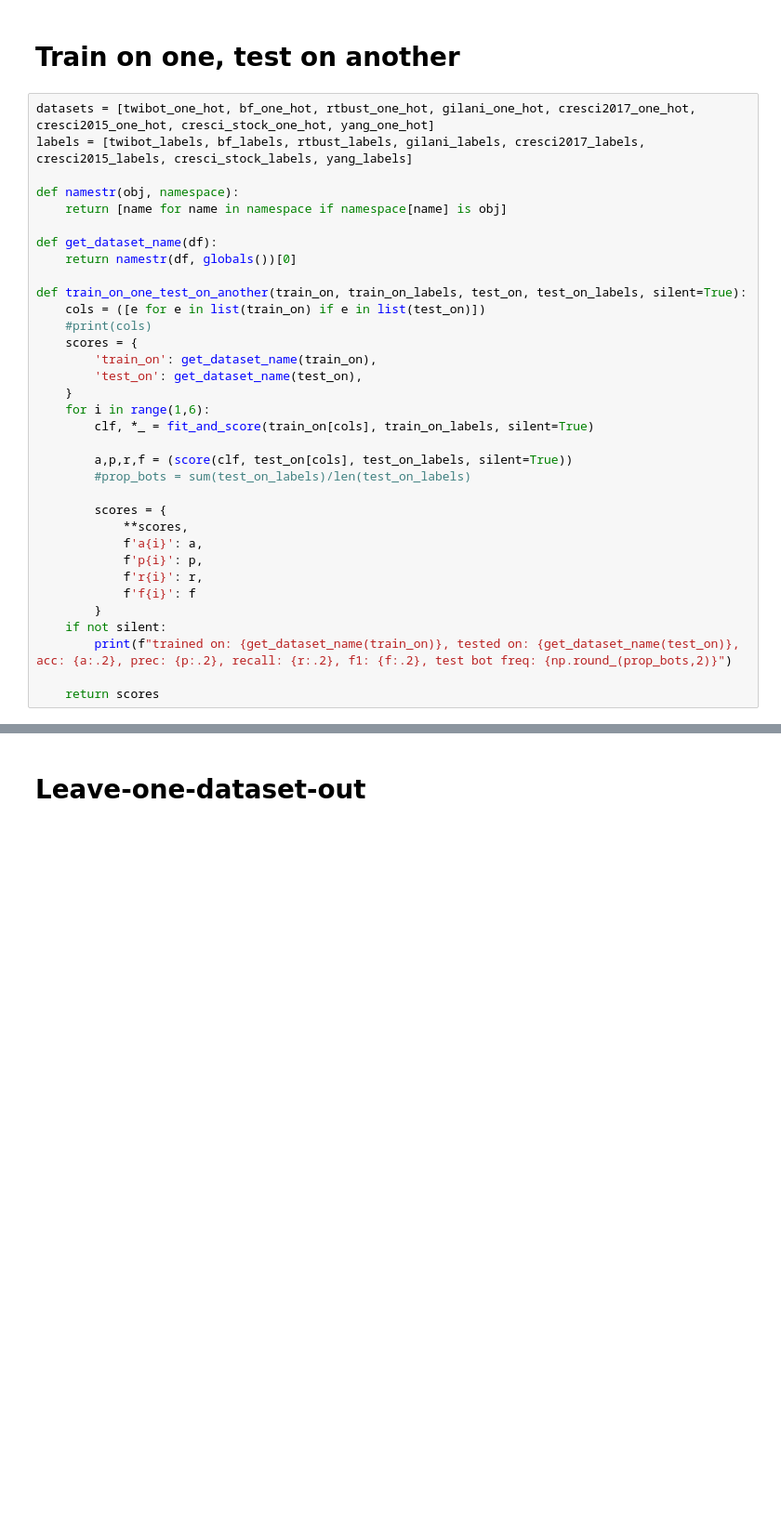
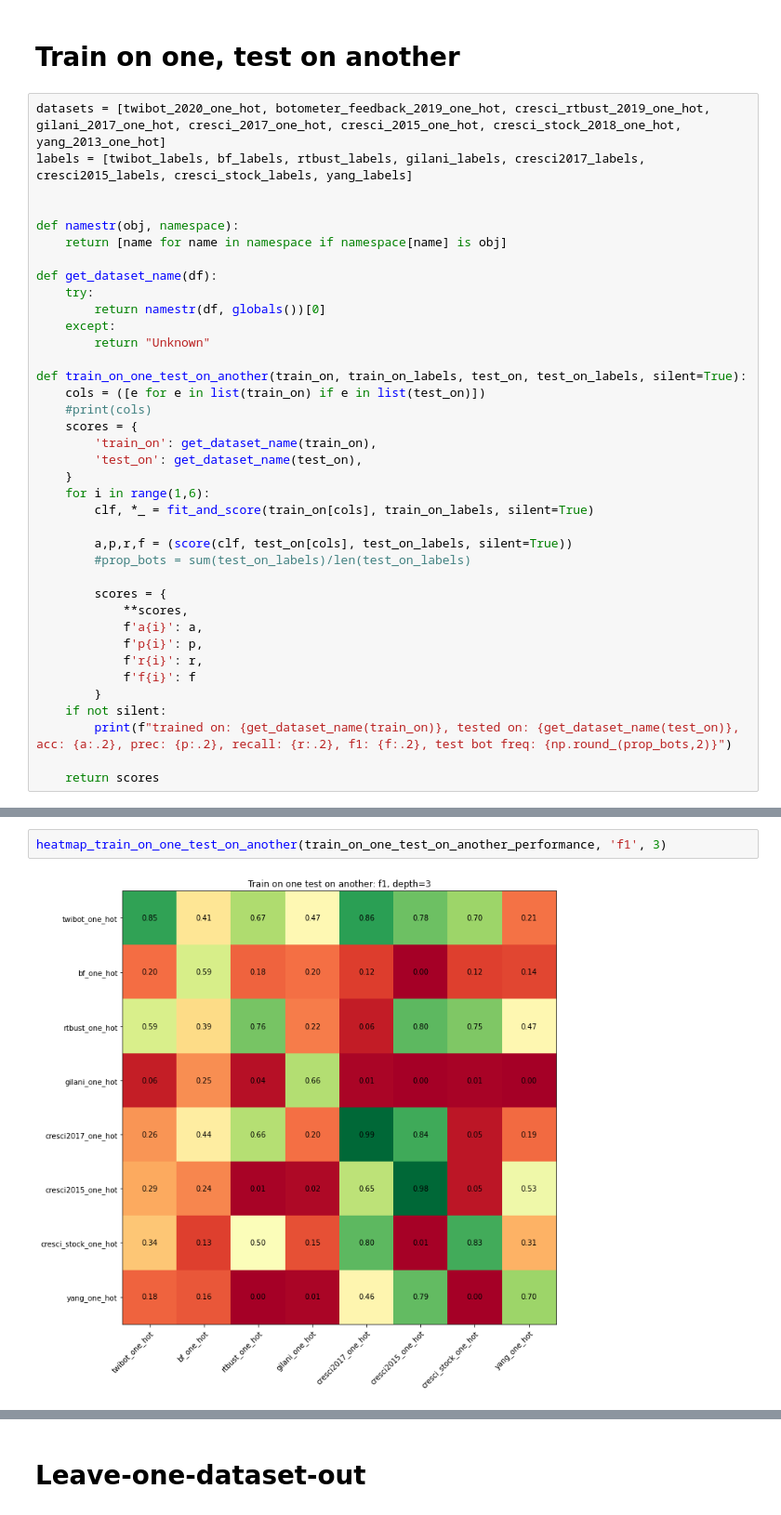
Before and after one commit to johnchrishays/bot-detection, a Jupyter notebook: SDR-pairs.ipynb, the cells around one changed output, grey strips where cells are left out. Shown at 93% size. Cells and saved outputs as stored; diff of their text form; blank space fills up the shorter version.

```diff
--- a/SDR-pairs.ipynb
+++ b/SDR-pairs.ipynb
@@ -213,14 +238,18 @@ NameError: name 'pyreadr' is not defined
 # %% [markdown]
 # Train on one, test on another
 # %%
-datasets = [twibot_one_hot, bf_one_hot, rtbust_one_hot, gilani_one_hot, cresci2017_one_hot, cresci2015_one_hot, cresci_stock_one_hot, yang_one_hot]
+datasets = [twibot_2020_one_hot, botometer_feedback_2019_one_hot, cresci_rtbust_2019_one_hot, gilani_2017_one_hot, cresci_2017_one_hot, cresci_2015_one_hot, cresci_stock_2018_one_hot, yang_2013_one_hot]
 labels = [twibot_labels, bf_labels, rtbust_labels, gilani_labels, cresci2017_labels, cresci2015_labels, cresci_stock_labels, yang_labels]
+
 
 def namestr(obj, namespace):
     return [name for name in namespace if namespace[name] is obj]
 
 def get_dataset_name(df):
-    return namestr(df, globals())[0]
+    try:
+        return namestr(df, globals())[0]
+    except:
+        return "Unknown"
 
 def train_on_one_test_on_another(train_on, train_on_labels, test_on, test_on_labels, silent=True):
     cols = ([e for e in list(train_on) if e in list(test_on)])
@@ -411,3 +345,7 @@ train_on_one_test_on_another_performance
+# %%
+heatmap_train_on_one_test_on_another(train_on_one_test_on_another_performance, 'f1', 3)
+# %% [output]
+[figure, added]
 # %%
 def hist_train_on_one_test_on_another(performance_df):
     fig, axes = plt.subplots(4, 1, figsize=(8,20))
```
Also changed, not shown: parts of 60 cells of this notebook, 4 other files.
